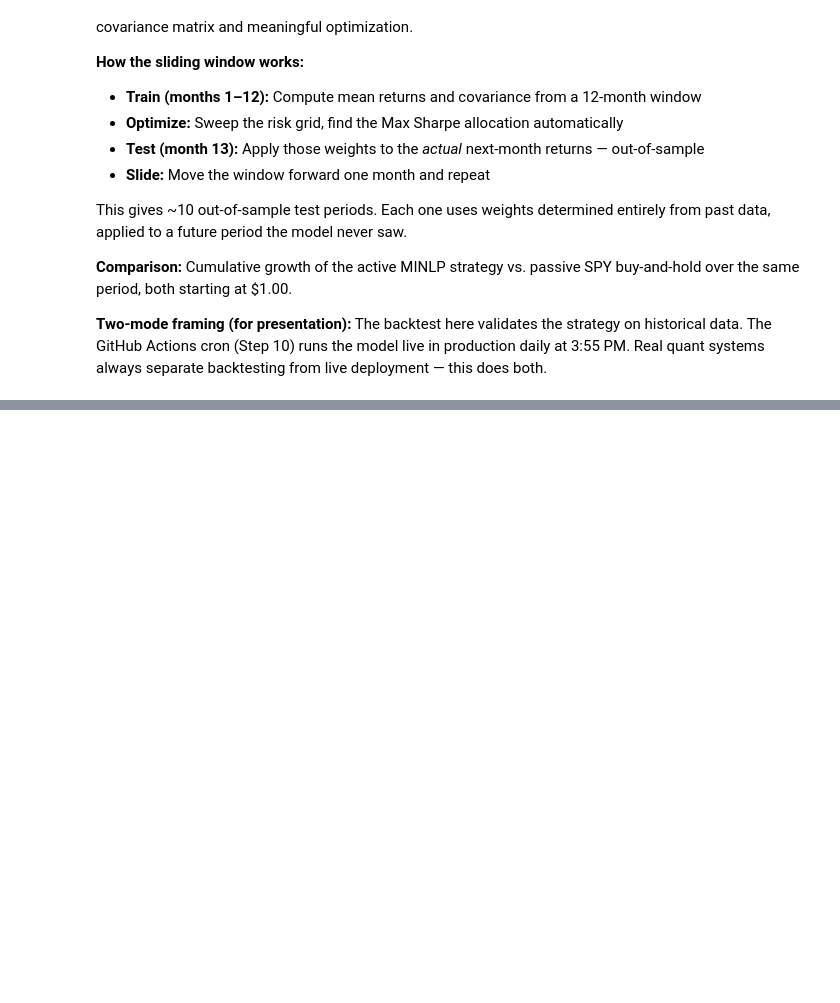
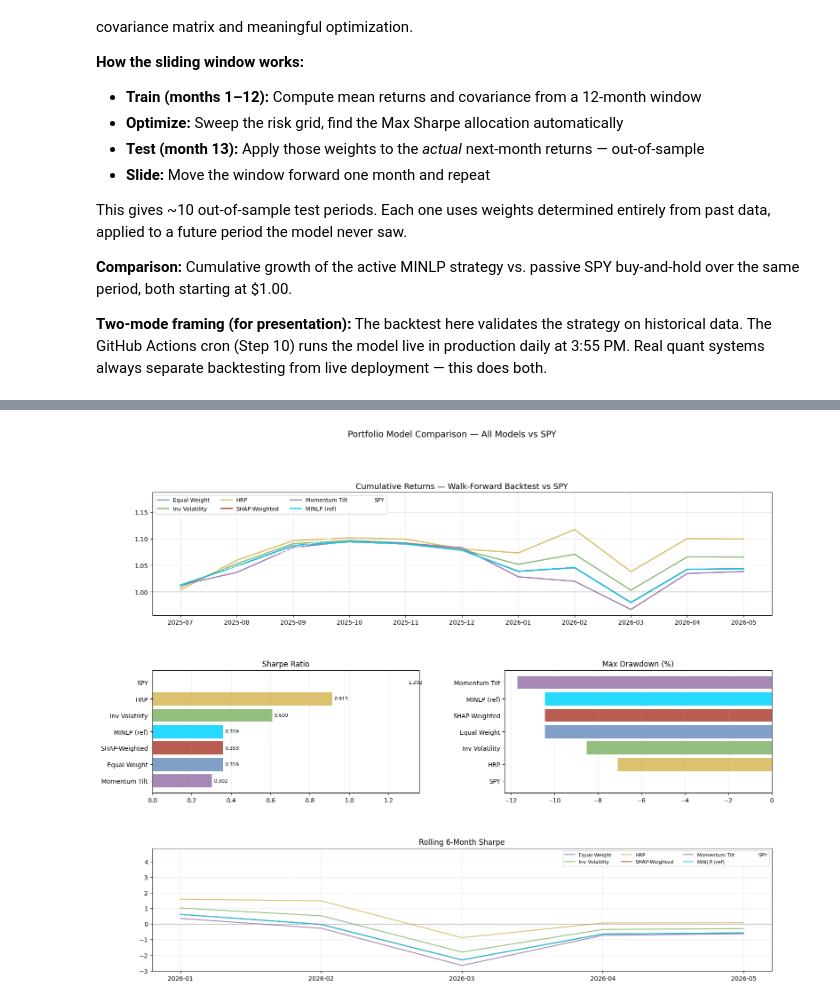
Before and after one commit to JRTrippett/Investment-Project, a Jupyter notebook: Integer_Portfolio_LiveData_Extended.ipynb, the cells around one changed output, grey strips where cells are left out. Drawn from its saved outputs; the diff is of its cells as text; code cells hidden in the pictures; blank space fills up the shorter version.

```diff
--- a/Integer_Portfolio_LiveData_Extended.ipynb
+++ b/Integer_Portfolio_LiveData_Extended.ipynb
@@ -1298,0 +1517,15 @@ WARNING:pyomo.core:Loading a SolverResults object with a warning status into mod
+# %%
+# ── MINLP reference weights — from your last frontier solve ─────────────────
+# These come from bt_df (Step 11) if available, or you can paste your own.
+# We use the average allocation from Step 11's backtest rows as a static proxy.
+# For a proper comparison: rerun Bonmin per window (see comment at bottom).
+
+try:
+    # bt_df was created in Step 11 — extract any stored alloc
+    # We don't have per-window weights stored there, so we use equal weight
+    # across qualified tickers as a MINLP stand-in. Replace with actual weights:
+    MINLP_REF_WEIGHTS = {t: 1/len(mm_tickers) for t in mm_tickers}  # replace if you have them
+    print('MINLP reference weights set (equal-weight proxy).')
+    print('To use actual MINLP weights: set MINLP_REF_WEIGHTS = dict(zip(QUALIFIED_TICKERS, [w1, w2, ...]))')
+except:
+    MINLP_REF_WEIGHTS = {t: 1/len(mm_tickers) for t in mm_tickers}
@@ -1298,0 +1642,66 @@ WARNING:pyomo.core:Loading a SolverResults object with a warning status into mod
+# %%
+# ── Visualization dashboard ──────────────────────────────────────────────────
+
+PALETTE = {
+    'Equal Weight':   '#6c8ebf',
+    'Inv Volatility': '#82b366',
+    'HRP':            '#d6b656',
+    'SHAP-Weighted':  '#ae4132',
+    'Momentum Tilt':  '#9673a6',
+    'MINLP (ref)':    '#00d4ff',
+    'SPY':            '#ffffff',
+}
+
+fig = plt.figure(figsize=(18, 14))
+gs  = gridspec.GridSpec(3, 2, figure=fig, hspace=0.45, wspace=0.32)
+
+# 1. Cumulative returns
+ax1 = fig.add_subplot(gs[0, :])
+for col in eq_df.columns:
+    ls = '--' if col == 'SPY' else '-'
+    lw = 1.5 if col == 'SPY' else 2.0
+    ax1.plot(eq_df.index, eq_df[col],
+             label=col, color=PALETTE.get(col, '#aaa'),
+             linewidth=lw, linestyle=ls, alpha=0.9)
+ax1.axhline(1.0, color='#444', linestyle=':', lw=1)
+ax1.set_title('Cumulative Returns — Walk-Forward Backtest vs SPY', fontsize=13)
+ax1.legend(fontsize=9, ncol=4, loc='upper left')
+ax1.grid(True, alpha=0.3)
+
+# 2. Sharpe bars
+ax2 = fig.add_subplot(gs[1, 0])
+sv  = summary_mm['Sharpe'].sort_values()
+ax2.barh(sv.index, sv.values, color=[PALETTE.get(n, '#aaa') for n in sv.index], alpha=0.85)
+ax2.set_title('Sharpe Ratio')
+ax2.axvline(0, color='#888', lw=0.8)
+ax2.grid(True, alpha=0.25, axis='x')
+for y, v in enumerate(sv.values):
+    ax2.text(v + 0.01, y, f'{v:.3f}', va='center', fontsize=8)
+
+# 3. Max drawdown
+ax3 = fig.add_subplot(gs[1, 1])
+dv  = summary_mm['Max DD (%)'].sort_values(ascending=False)
+ax3.barh(dv.index, dv.values, color=[PALETTE.get(n, '#aaa') for n in dv.index], alpha=0.85)
+ax3.set_title('Max Drawdown (%)')
+ax3.grid(True, alpha=0.25, axis='x')
+
+# 4. Rolling Sharpe (trailing 6 months)
+ax4 = fig.add_subplot(gs[2, :])
+for col in eq_df.columns:
+    r = eq_df[col].pct_change().dropna()
+    rs = r.rolling(6).apply(lambda x: x.mean()/(x.std()+1e-10)*np.sqrt(12), raw=True)
+    ls = '--' if col == 'SPY' else '-'
+    ax4.plot(rs.index, rs.values, label=col,
+             color=PALETTE.get(col, '#aaa'), linewidth=1.5, linestyle=ls, alpha=0.85)
+ax4.axhline(0, color='#888', lw=0.8)
+ax4.set_title('Rolling 6-Month Sharpe')
+ax4.legend(fontsize=8, ncol=4)
+ax4.grid(True, alpha=0.25)
+
+fig.suptitle('Portfolio Model Comparison — All Models vs SPY',
+             fontsize=14, y=0.98)
+plt.savefig('portfolio_comparison_all.png', dpi=150, bbox_inches='tight')
+plt.show()
+print('Saved: portfolio_comparison_all.png')
+# %% [output]
+[figure, added]
```
Also changed, not shown: parts of 35 cells of this notebook.
